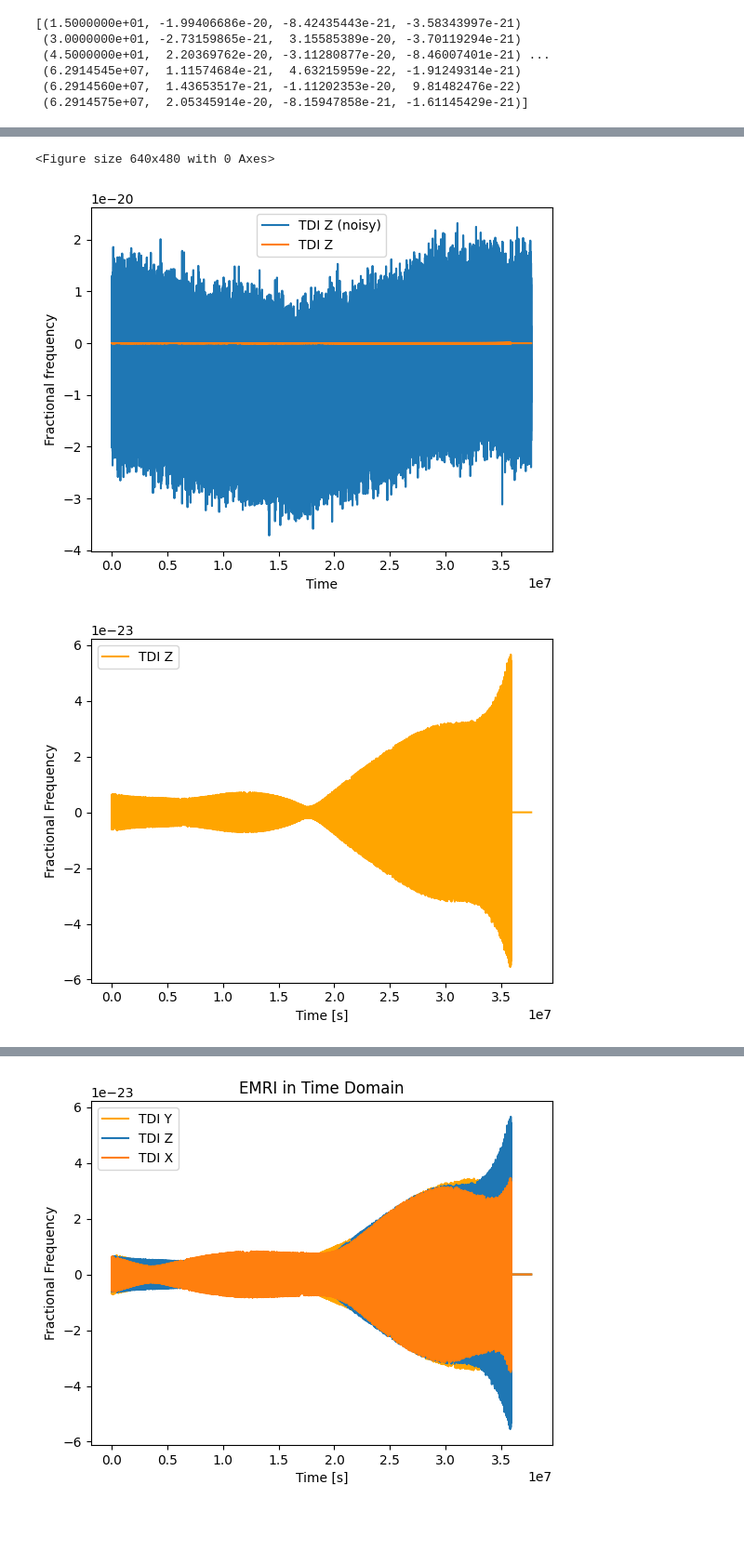
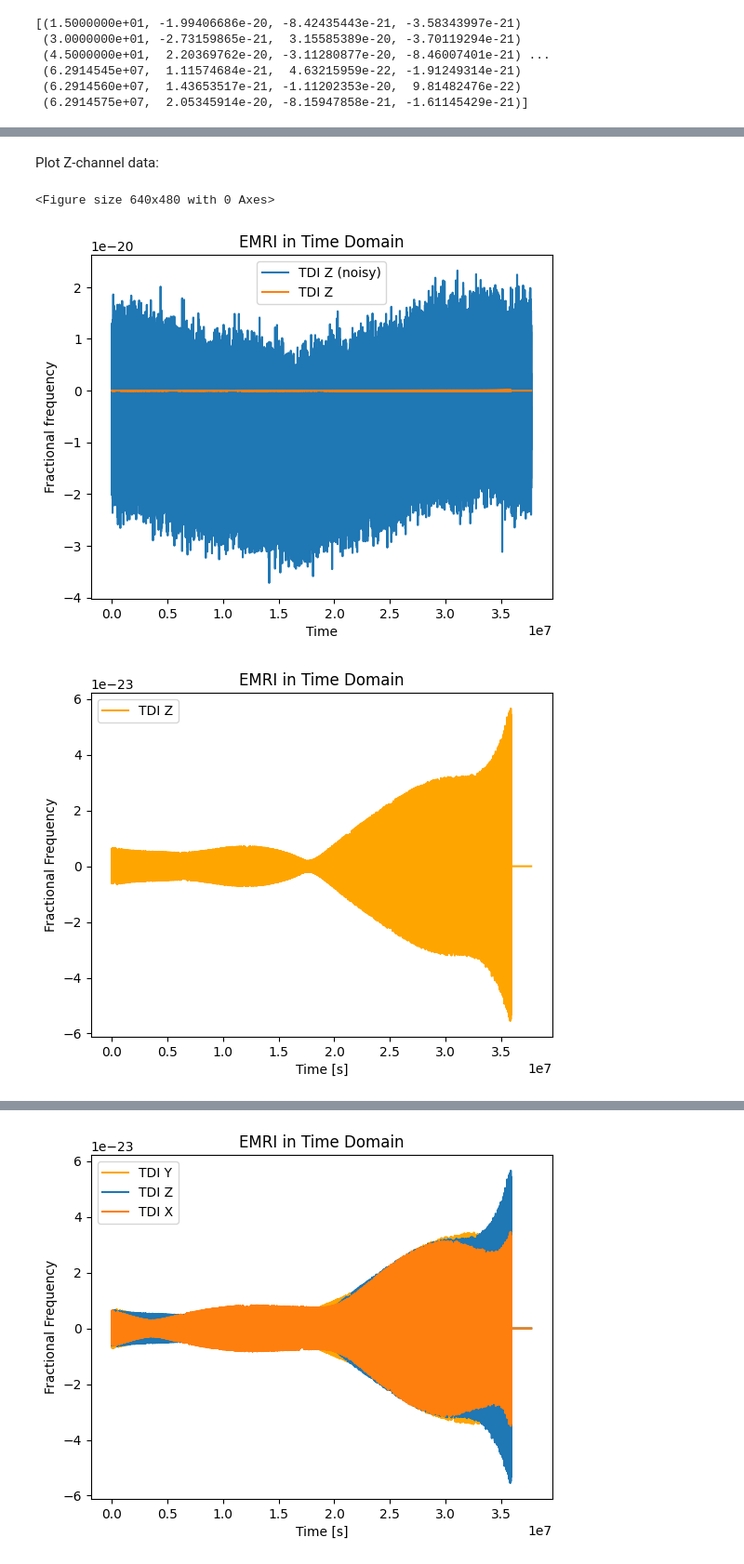
Before and after one commit to augustrainstorm/LISA-EMRI-Search, a Jupyter notebook: EMRI_Analysis.ipynb, the cells around one changed output, grey strips where cells are left out. Shown at 93% size. Drawn from its saved outputs; the diff is of its cells as text; code cells hidden in the pictures; blank space fills up the shorter version.

```diff
--- a/EMRI_Analysis.ipynb
+++ b/EMRI_Analysis.ipynb
@@ -389,19 +246,23 @@ plt.show()
+# %% [markdown]
+Plot Z-channel data:
 # %%
 plt.figure(1)
 ax = df1_noise.iloc[0:2513800].plot(x = 'Time',y = 'TDI Z (noisy)')
 plt.xlabel("Time [s]")
 plt.ylabel("Fractional frequency")
+plt.title("EMRI in Time Domain")
 df1.iloc[0:2513800].plot(x = 'Time',y = 'TDI Z',color='orange')
 plt.xlabel("Time [s]")
 plt.ylabel("Fractional Frequency")
+plt.title("EMRI in Time Domain")
 df1_noise.iloc[0:2513800].plot(x = 'Time',y = 'TDI Z (noisy)')
 df1.iloc[0:2513800].plot(x = 'Time',y = 'TDI Z',ax=ax)
-
 plt.xlabel("Time [s]")
 plt.ylabel("Fractional frequency")
+plt.title("EMRI in Time Domain")
 plt.legend(loc='best')
 plt.show()
 # %% [output]
 <Figure size 640x480 with 0 Axes>
-[figure, old version]
+[figure, new version]
-[figure, old version]
+[figure, new version]
```
Also changed, not shown: parts of 46 cells of this notebook.
